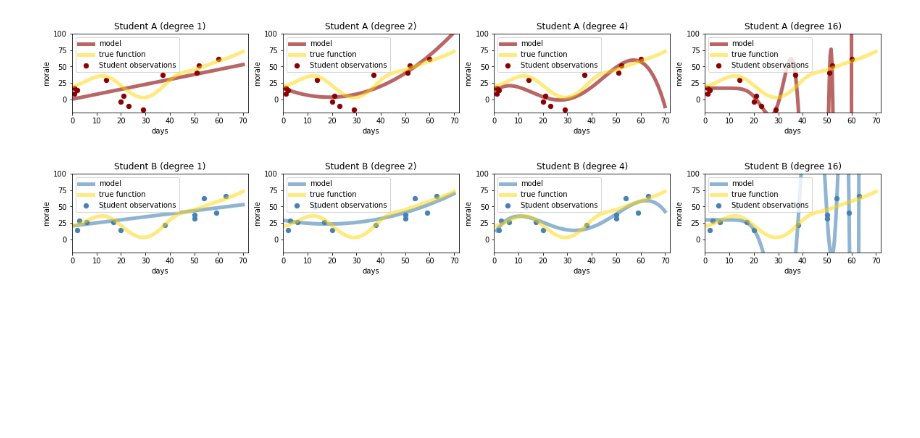
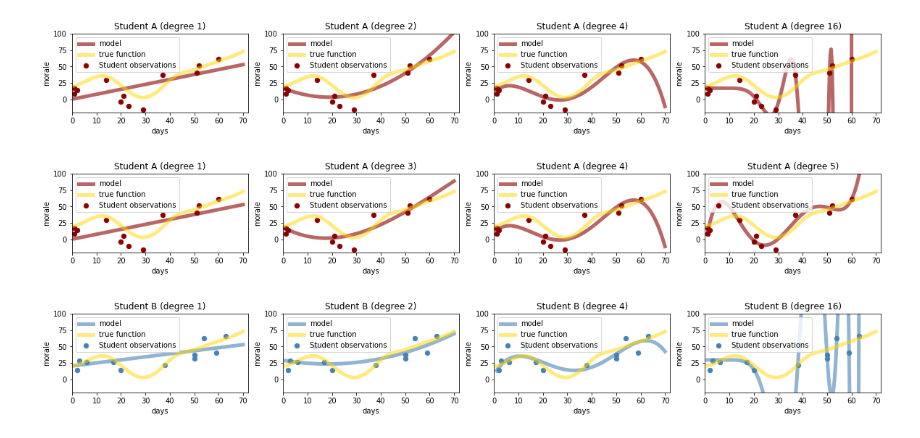
Before and after one commit to joshuacook/intensive, a Jupyter notebook: ipynb/lecture-11-the-bias-variance-tradeoff.ipynb, the cells around one changed output. Saved outputs shown, nothing was run; the diff lists cells and outputs as text; code cells hidden in the pictures; blank space fills up the shorter version.

```diff
--- a/ipynb/lecture-11-the-bias-variance-tradeoff.ipynb
+++ b/ipynb/lecture-11-the-bias-variance-tradeoff.ipynb
@@ -594,6 +594,17 @@ plot_polyfit(students['A']['days'],
              name='A')
 # %% [output]
 [figure]
+# %%
+###### Run the Polynomial Plot for Student A
+
+plot_polyfit(students['A']['days'],
+             students['A']['morale'],
+             morale_func,
+             student_color='darkred',
+             name='A',
+             degrees=[1,3,4,5])
+# %% [output]
+[figure, added]
 # %%
 ###### Run the Polynomial Plot for Student B
 
```
Also changed, not shown: parts of 1 cell of this notebook, 4 other files.
